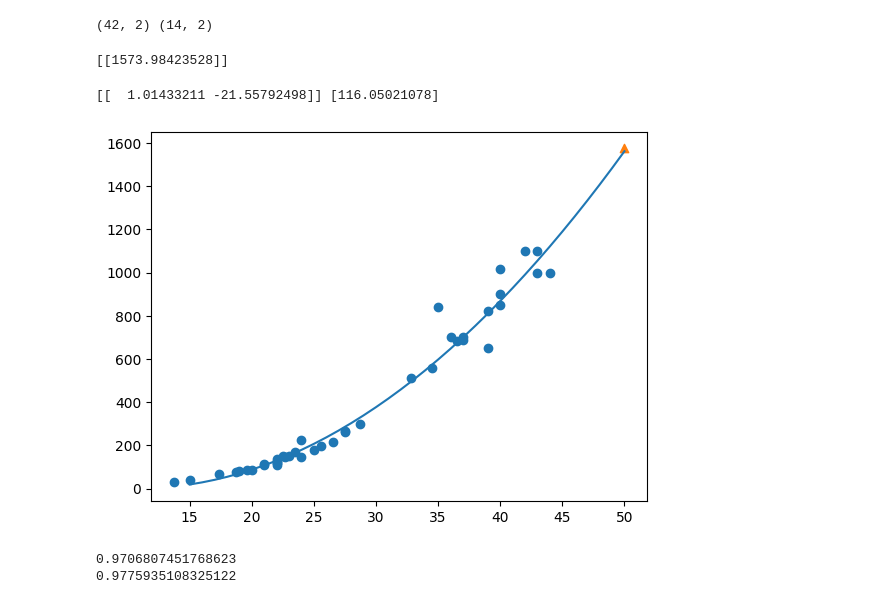
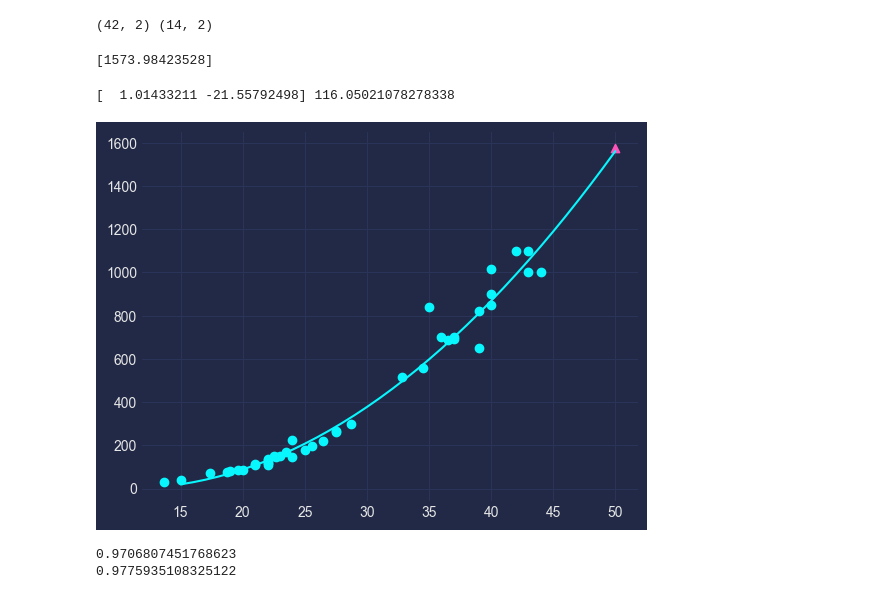
Before and after one commit to bum0w0/Machine-Learning, a Jupyter notebook: ml_03.ipynb, the cells around one changed output. Saved outputs shown, nothing was run; the diff lists cells and outputs as text; code cells hidden in the pictures.

```diff
--- a/ml_03.ipynb
+++ b/ml_03.ipynb
@@ -178,10 +193,7 @@ perch_weight = np.array([5.9, 32.0, 40.0, 51.5, 70.0, 100.0, 78.0, 80.0, 85.0, 8
 # %%
 train_input, test_input, train_target, test_target = train_test_split(perch_length, perch_weight, random_state=42)
 
-# train, test 데이터를 열벡터로 변환
+# train, test 데이터를 열벡터로 변환 (scikit-learn의 fit 메소드가 훈련 데이터를 2차원 배열로 예상하기 때문)
 train_input = train_input.reshape(-1,1)
-train_target = train_target.reshape(-1,1)
 test_input = test_input.reshape(-1,1)
-test_target = test_target.reshape(-1,1)
-#
 # %%
@@ -195,8 +210,10 @@ print(knr.predict(test_data))
 # %%
 # test 데이터의 이웃, 이웃과의 거리 계산
+# 이전에 n_neighbors가 3이라서 test_data로 부터 이웃 3개에 대한 거리와 인덱스를 변수에 저장
 distance, indexes = knr.kneighbors(test_data)
+# 결과 시각화
+plt.style.use("cyberpunk")
 
-# 결과 시각화
 plt.scatter(train_input, train_target, label='train')
 #
 plt.scatter(test_data, knr.predict(test_data), marker='^', label='test')
@@ -218,9 +236,12 @@ test_data2 = np.array([[100]])
 
 distances, indexes = knr.kneighbors(test_data2)
 
+plt.style.use("cyberpunk")
 plt.scatter(train_input, train_target, label='train')
 plt.scatter(train_input[indexes], train_target[indexes], marker='D', label='neighbors')
 plt.scatter(test_data2, knr.predict(test_data2), marker='^', label='test')
 plt.legend(loc='lower right')
 plt.show()
+
+# 가장 가까운 세개의 평균값으로 예측되기 때문에 길이가 100, 200, 300 커져도 무게는 1033 그대로 예측되는 문제가 있다. 그래서 Linear Regression을 사용해야함.
 # %% [output]
@@ -244,9 +266,10 @@ print(lr.coef_, lr.intercept_)
 # %%
 x = np.arange(15, 51)
 
+plt.style.use("cyberpunk")
 plt.scatter(train_input, train_target, label='train')
-# 15에서 50까지 1차 방정식 그래프
-plt.plot(x, x*lr.coef_[0] + lr.intercept_, color='red')
+# 15에서 50까지 1차 방정식 그래프 (y = ax + b)
+plt.plot(x, x*lr.coef_ + lr.intercept_)
 
 # 50cm 농어 데이터
 plt.scatter(test_data, lr.predict(test_data), marker='^', label='prediction')
@@ -273,27 +298,29 @@ print(train_poly.shape, test_poly.shape)
 lr = LinearRegression()
 lr.fit(train_poly, train_target)
 
+# 모델이 2차 다항 회귀를 사용하기 때문에 기존 특성을 제곱한 값 추가
 test_data = np.array([[50**2, 50]])
 print(lr.predict(test_data))
 # %% [output]
-[[1573.98423528]]
+[1573.98423528]
 # %%
 # coefficient, intercept 확인
 print(lr.coef_, lr.intercept_)
 # %% [output]
-[[  1.01433211 -21.55792498]] [116.05021078]
+[  1.01433211 -21.55792498] 116.05021078278338
 # %%
 x = np.arange(15, 51)
+plt.style.use("cyberpunk")
 plt.scatter(train_input, train_target)
 
 # x에 대한 2차 방정식 계산
 plt.plot(x, 1.01*x**2 - 21.6*x + 116.05)
 
 #
 plt.scatter(50, lr.predict(test_data), marker='^')
 plt.show()
 # %% [output]
-[figure, old version]
+[figure, new version]
 # %%
 print(lr.score(train_poly, train_target))
 print(lr.score(test_poly, test_target))
```
Also changed, not shown: parts of 27 cells of this notebook, 1 other file.
